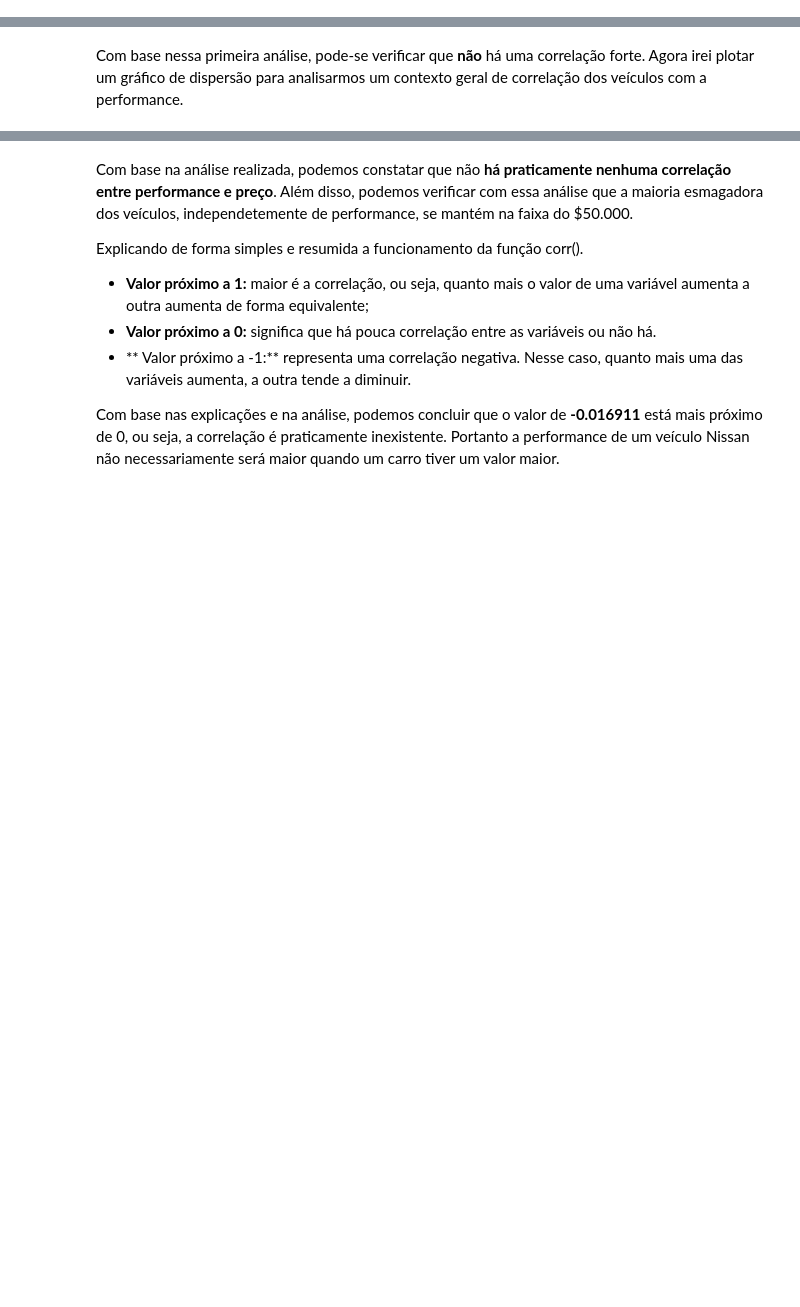
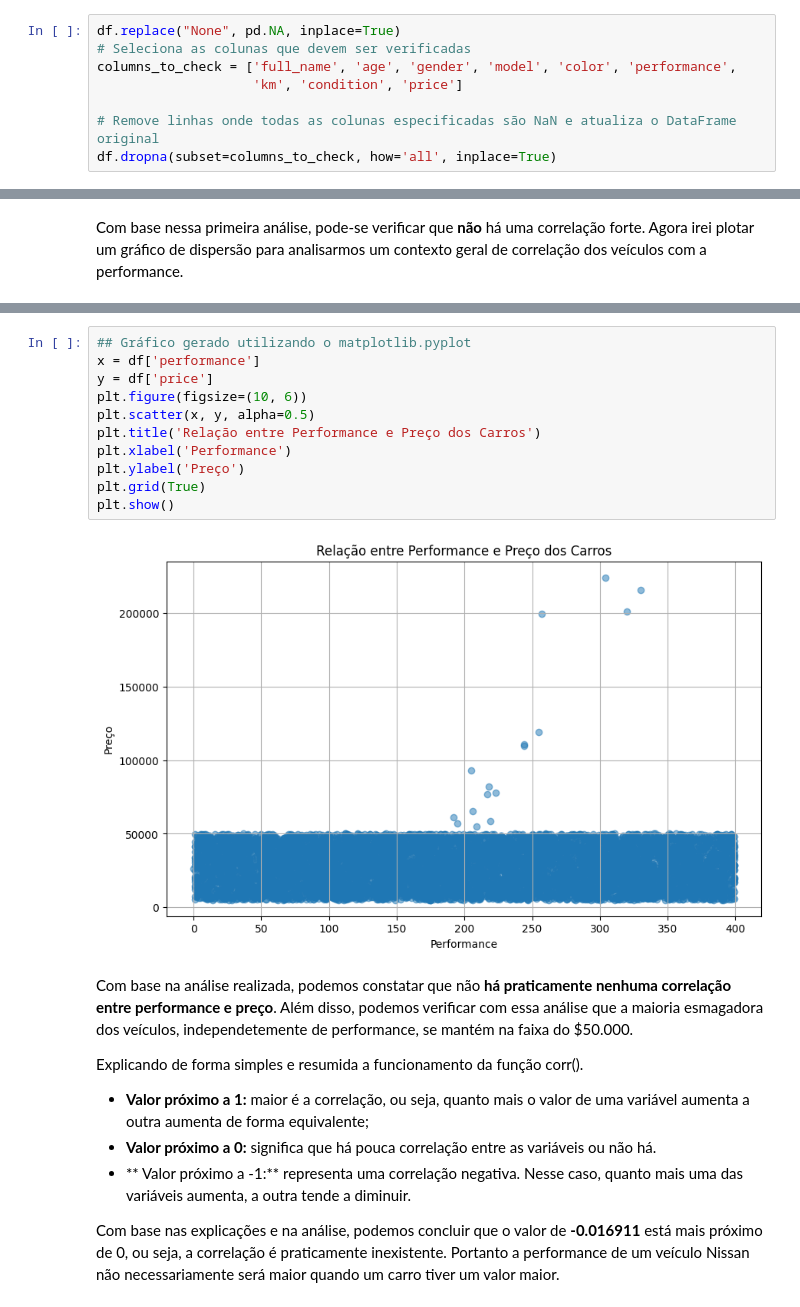
Before and after one commit to igormatuchewski/Analise-Exploratoria-Nissan, a Jupyter notebook: exploratoria_nissan.ipynb, the cells around one changed output, grey strips where cells are left out. Cells and saved outputs as stored; diff of their text form; blank space fills up the shorter version.

```diff
--- a/exploratoria_nissan.ipynb
+++ b/exploratoria_nissan.ipynb
@@ -68,0 +77,8 @@ memory usage: 781.4+ KB
+# %%
+df.replace("None", pd.NA, inplace=True)
+# Seleciona as colunas que devem ser verificadas
+columns_to_check = ['full_name', 'age', 'gender', 'model', 'color', 'performance',
+                    'km', 'condition', 'price']
+
+# Remove linhas onde todas as colunas especificadas são NaN e atualiza o DataFrame original
+df.dropna(subset=columns_to_check, how='all', inplace=True)
@@ -143,6 +228,19 @@ fig = px.scatter(df, x='performance', y='price', title='Relação entre Performa
 fig.show()
 # %% [output]
 [interactive output not drawn]
+# %%
+## Gráfico gerado utilizando o matplotlib.pyplot
+x = df['performance']
+y = df['price']
+plt.figure(figsize=(10, 6))
+plt.scatter(x, y, alpha=0.5)
+plt.title('Relação entre Performance e Preço dos Carros')
+plt.xlabel('Performance')
+plt.ylabel('Preço')
+plt.grid(True)
+plt.show()
+# %% [output]
+[figure, added]
 # %% [markdown]
 Com base na análise realizada, podemos constatar que não **há praticamente nenhuma correlação entre performance e preço**.
 Além disso, podemos verificar com essa análise que a maioria esmagadora dos veículos, independetemente de performance, se mantém na faixa do $50.000.
```
Also changed, not shown: parts of 35 cells of this notebook.
